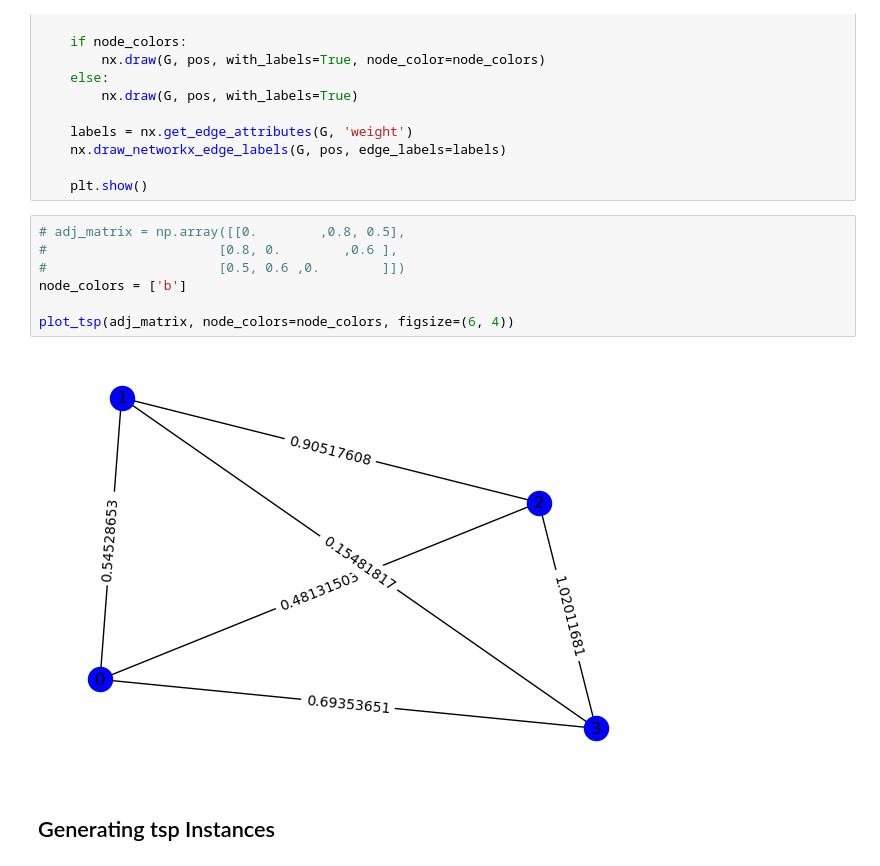
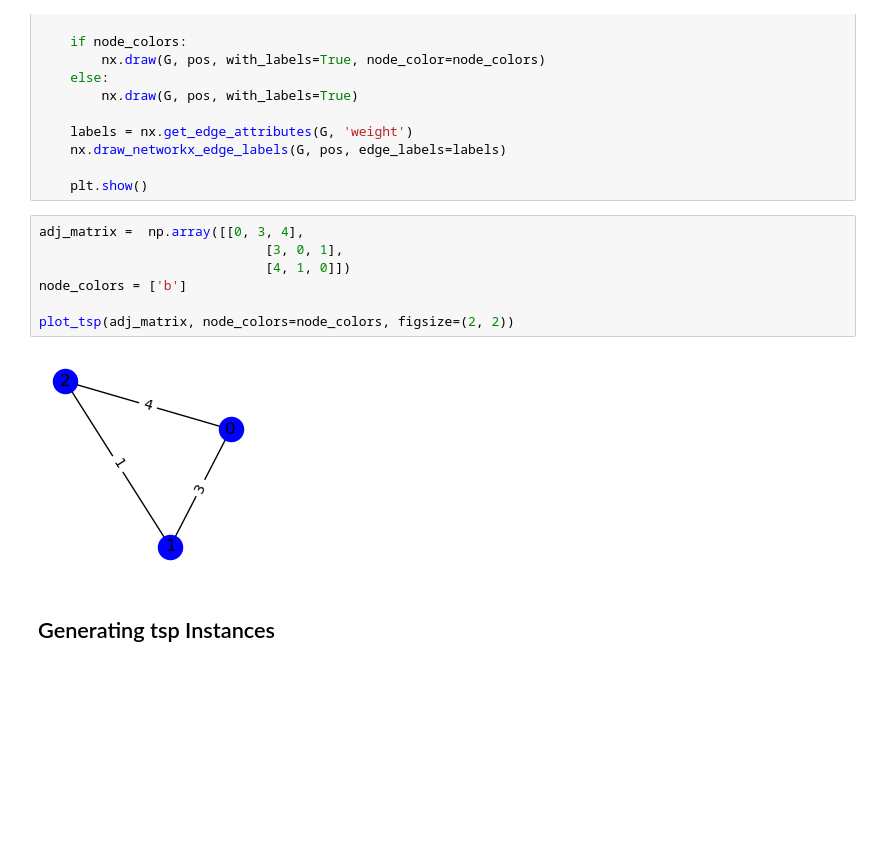
Before and after one commit to Sajjad-Ahmad-phy/A-Quantum-Neural-Network-for-Quadratic-Assignment-Problems, a Jupyter notebook: TSP_with_Brute_Force.ipynb, the cells around one changed output. Drawn from its saved outputs; the diff is of its cells as text; blank space fills up the shorter version.

```diff
--- a/TSP_with_Brute_Force.ipynb
+++ b/TSP_with_Brute_Force.ipynb
@@ -52,14 +52,14 @@ def plot_tsp(adj_matrix, node_colors=None, figsize=(6, 4)):
 
     plt.show()
 # %%
-# adj_matrix = np.array([[0.        ,0.8, 0.5],
-#                      [0.8, 0.        ,0.6 ],
-#                      [0.5, 0.6 ,0.        ]])
+adj_matrix =  np.array([[0, 3, 4],
+                             [3, 0, 1],
+                             [4, 1, 0]])
 node_colors = ['b']
 
-plot_tsp(adj_matrix, node_colors=node_colors, figsize=(6, 4))
+plot_tsp(adj_matrix, node_colors=node_colors, figsize=(2, 2))
 # %% [output]
-[figure, old version]
+[figure, new version]
 # %% [markdown]
 ## Generating tsp Instances
 # %%
```
Also changed, not shown: parts of 3 cells of this notebook, 4 other files.
